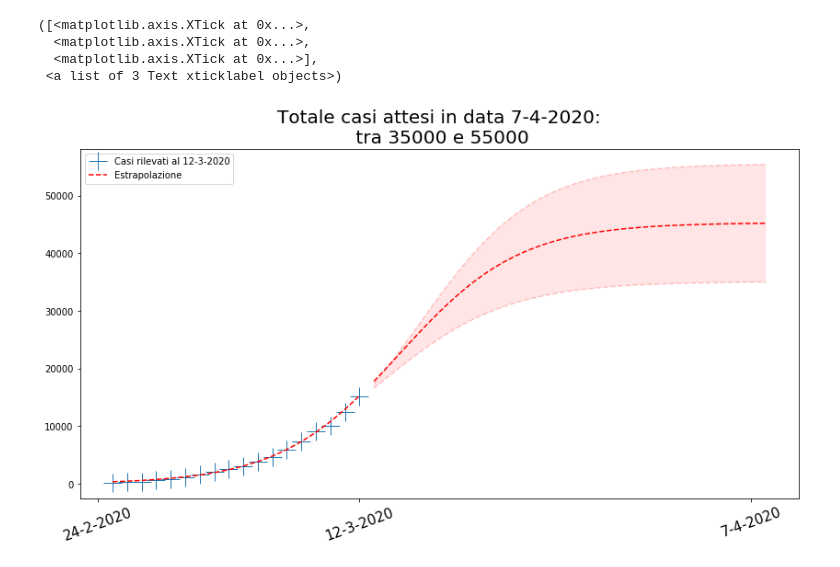
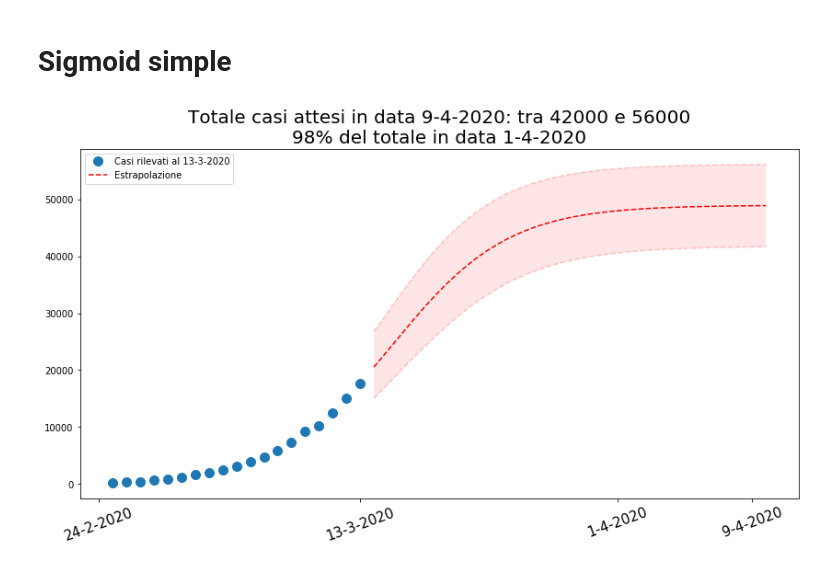
Before and after one commit to vlavorini/covid-19, a Jupyter notebook: COVID_19_predictions.ipynb, the cells around one changed output. Drawn from its saved outputs; the diff is of its cells as text; code cells hidden in the pictures.

```diff
--- a/COVID_19_predictions.ipynb
+++ b/COVID_19_predictions.ipynb
@@ -53,8 +8,11 @@ def sigmoid(x, pars):
 # %%
-df = pd.read_csv("COVID-19/dati-andamento-nazionale/dpc-covid19-ita-andamento-nazionale.csv", index_col=0)
-df.index = pd.to_datetime(df.index)
-#df['grad']=np.gradient(df['totale_casi'])
-#df['grad'].plot(title="Nuovi casi Covid-19")
+df = pd.read_csv("COVID-19/dati-andamento-nazionale/dpc-covid19-ita-andamento-nazionale.csv")
+df['data'] = pd.to_datetime(df['data'])
+data_limite = pd.to_datetime("2020-03-13T20:00")
+df=df[df['data']<data_limite]
+df.index=df['data']
+# %% [markdown]
+# Sigmoid simple
 # %%
 pstart = [2.43758048e-01, 4.31177862e+04, 1.95312145e+01]
 
@@ -65,43 +25,50 @@ pfit, perr = fit_bootstrap(pstart, xdata, ydata, sigmoid)
 # %%
 fig = plt.figure(figsize=(14, 7))
 ax = fig.add_subplot(111)
 # i dati
 data_rilev =  str(df.index[-1].day) + "-" + str(df.index[-1].month) + "-" + str(df.index[-1].year)
-ax.plot(xdata, ydata, '+', markersize=20, label = f"Casi rilevati al {data_rilev}")
+ax.plot(xdata, ydata, 'o', markersize=10, label = f"Casi rilevati al {data_rilev}")
 # il fit sui dati
-ysim = sigmoid(xdata, pfit)
-ax.plot(xdata, ysim, '--', c = 'r')
+#ysim = sigmoid(xdata, pfit)
+#ax.plot(xdata, ysim, '--', c = 'r')
 
 # l'estrapolazione
-xsim = np.linspace (len(xdata), 2.5*len(xdata))+1
+xsim = np.linspace (len(xdata), 2.5*len(xdata), 1000)+1
 ysim = sigmoid(xsim, pfit)
 ax.plot(xsim, ysim, '--', c = 'r', label="Estrapolazione")
 
 
 # l'estrapolazione superiore
-ysim_sup = sigmoid(xsim, pfit+perr)
+ysim_sup, ysim_inf = calc_sup_inf(sigmoid, xsim, pfit, perr)
+
 ax.plot(xsim, ysim_sup, '--', c = 'r', alpha = 0.2)
-
-ysim_inf = sigmoid(xsim, pfit-perr)
 ax.plot(xsim, ysim_inf, '--', c = 'r', alpha = 0.2)
 plt.fill_between(xsim, ysim_sup, ysim_inf, facecolor="red", alpha=0.1)
 attesi_inf = int(np.round(ysim_inf[-1], decimals=-3))
 attesi_sup = int(np.round(ysim_sup[-1], decimals=-3))
 
 terzo_tick = df.index[-1] + 1.5*(df.index[-1]-df.index[0])
 terzo_tick2print = str(terzo_tick.day) + "-" + str(terzo_tick.month) + "-" + str(terzo_tick.year)
-plt.title(f"Totale casi attesi in data {terzo_tick2print}:\n tra {attesi_inf} e {attesi_sup}", size=20)
+plt.title(f"Totale casi attesi in data {terzo_tick2print}: tra {attesi_inf} e {attesi_sup}\n" +
+          "95% del totale in data", size=20)
 plt.legend()
+
+quasi_max_fac = 0.98
+quasi_max_arg = np.argmax([np.allclose(pfit[1]*quasi_max_fac, yi, atol=10) for yi in ysim])
+quasi_max_x = xsim[quasi_max_arg]
+quasi_max_data = df.index[0] + np.timedelta64(int(quasi_max_x), 'D')
+quasi_max_data_str = str(quasi_max_data.day) + "-" + str(quasi_max_data.month) + "-" + str(quasi_max_data.year)
 
 dates2plot = [str(df.index[0].day) + "-" + str(df.index[0].month) + "-" + str(df.index[0].year),
               data_rilev,
+              quasi_max_data_str,
               terzo_tick2print
              ]
 
-plt.xticks(ticks=[0, len(df), 2.5*len(df)], labels=dates2plot,rotation=20, size = 15)
+plt.xticks(ticks=[0, len(df), quasi_max_x, 2.5*len(df)], labels=dates2plot,rotation=20, size = 15)
+plt.title(f"Totale casi attesi in data {terzo_tick2print}: tra {attesi_inf} e {attesi_sup}\n" +
+          f"{quasi_max_fac*100 :2.0f}% del totale in data " +quasi_max_data_str, size=20)
+plt.legend()
+plt.show()
 # %% [output]
-([<matplotlib.axis.XTick at 0x...>,
-  <matplotlib.axis.XTick at 0x...>,
-  <matplotlib.axis.XTick at 0x...>],
- <a list of 3 Text xticklabel objects>)
-[figure, old version]
+[figure, new version]
```
Also changed, not shown: parts of 3 cells of this notebook, 1 other file.
